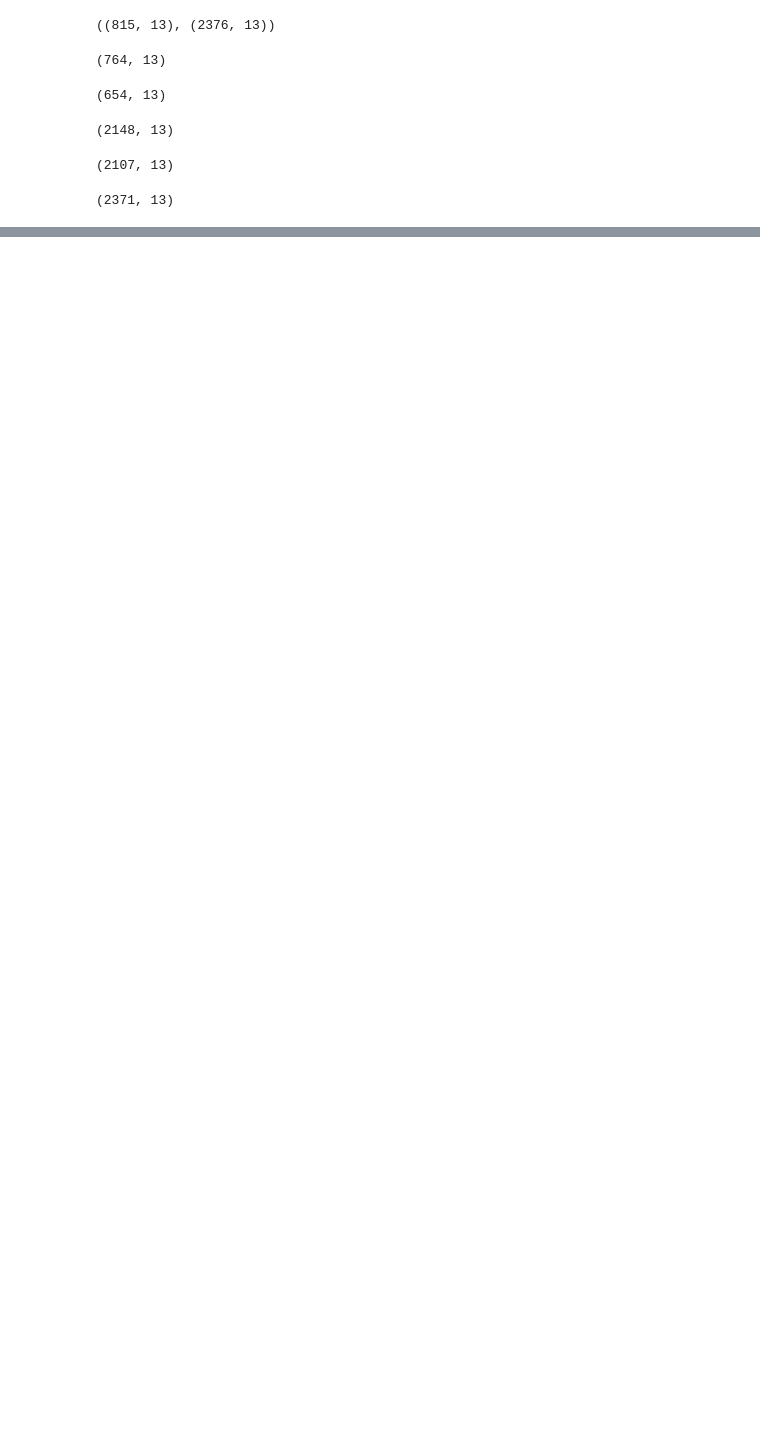
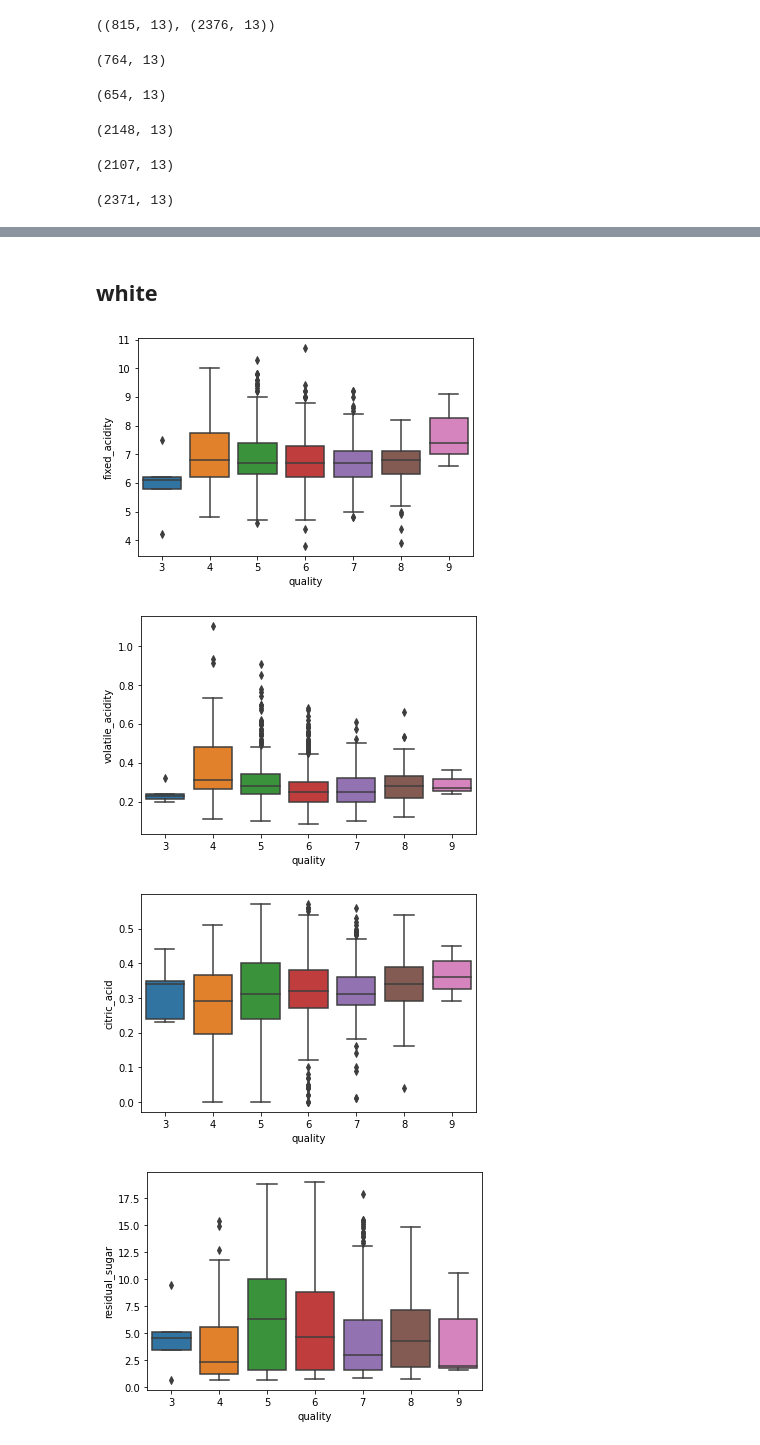
Before and after one commit to MrEnigmamgine/jtl_wine_quality, a Jupyter notebook: josh_outlier_exploration.ipynb, the cells around one changed output, grey strips where cells are left out. Drawn from its saved outputs; the diff is of its cells as text; code cells hidden in the pictures; blank space fills up the shorter version.

```diff
--- a/josh_outlier_exploration.ipynb
+++ b/josh_outlier_exploration.ipynb
@@ -252,0 +279,11 @@ drop_outliers(white, 'white', 'iqr', cols=['density']).shape
+# %% [markdown]
+## white
+# %%
+for col in white:
+    sns.boxplot(data=white, y=col, x='quality')
+    plt.show()
+# %% [output]
+[figure, added]
+[figure, added]
+[figure, added]
+[figure, added]
```
Also changed, not shown: parts of 6 cells of this notebook, 1 other file.
